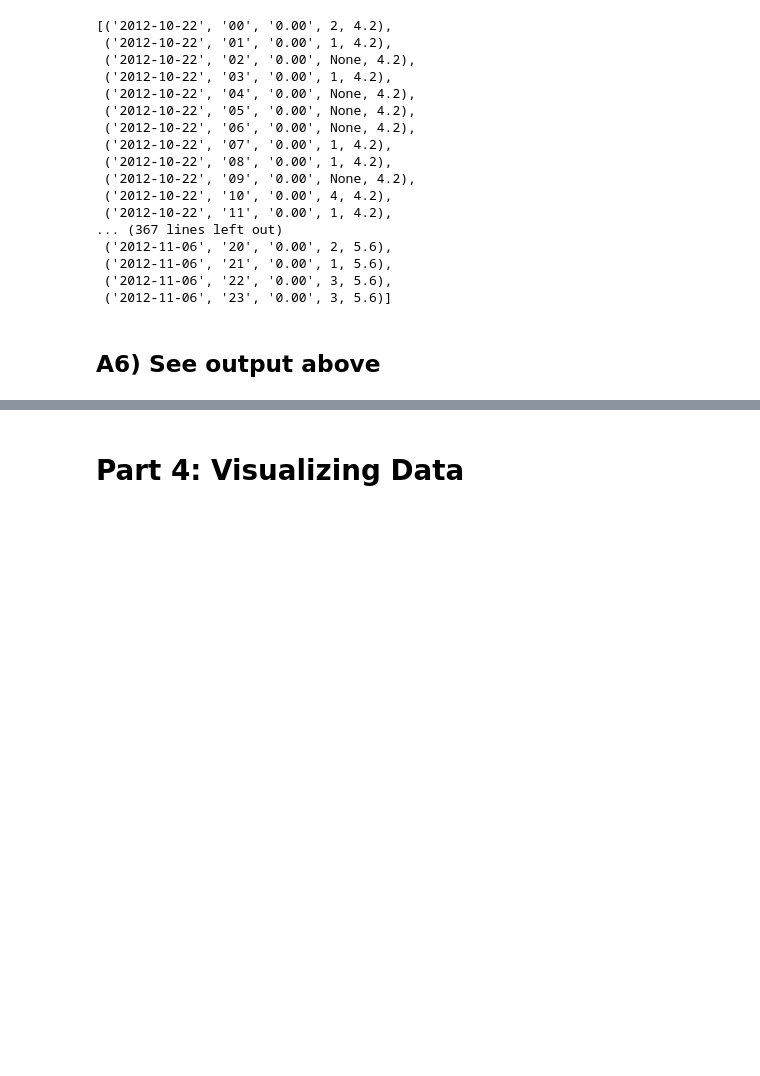
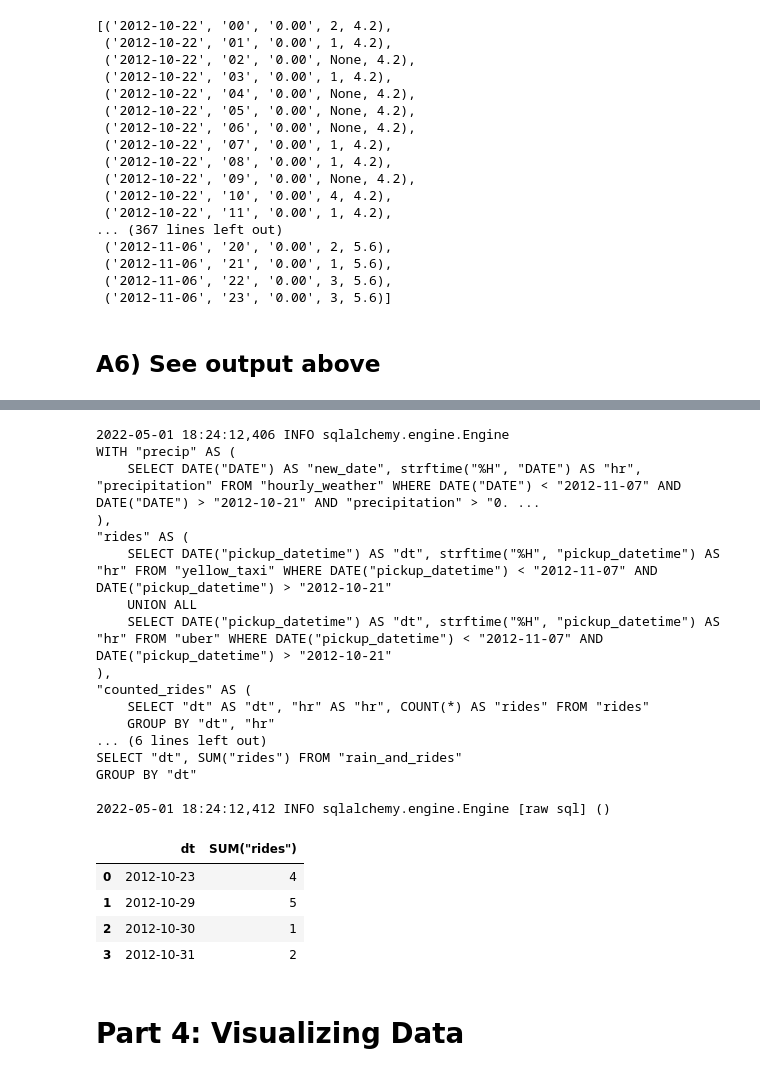
Before and after one commit to scottqin123/4501-Project, a Jupyter notebook: code.ipynb, the cells around one changed output, grey strips where cells are left out. Cells and saved outputs as stored; diff of their text form; code cells hidden in the pictures; blank space fills up the shorter version.

```diff
--- a/code.ipynb
+++ b/code.ipynb
@@ -666,3 +666,51 @@ ORDER BY taxi.day
+# %%
+# of the days it rained before/during/after hurricane sandy, which day(s) had the highest number of rides taken?
+q2 = """
+WITH "precip" AS (
+    SELECT DATE("DATE") AS "new_date", strftime("%H", "DATE") AS "hr", "precipitation" FROM "hourly_weather" WHERE DATE("DATE") < "2012-11-07" AND DATE("DATE") > "2012-10-21" AND "precipitation" > "0.00" AND "precipitation" <> "T"
+),
+"rides" AS (
+    SELECT DATE("pickup_datetime") AS "dt", strftime("%H", "pickup_datetime") AS "hr" FROM "yellow_taxi" WHERE DATE("pickup_datetime") < "2012-11-07" AND DATE("pickup_datetime") > "2012-10-21"
+    UNION ALL
+    SELECT DATE("pickup_datetime") AS "dt", strftime("%H", "pickup_datetime") AS "hr" FROM "uber" WHERE DATE("pickup_datetime") < "2012-11-07" AND DATE("pickup_datetime") > "2012-10-21"
+),
+"counted_rides" AS (
+    SELECT "dt" AS "dt", "hr" AS "hr", COUNT(*) AS "rides" FROM "rides"
+    GROUP BY "dt", "hr"
+),
+"rain_and_rides" AS (
+    SELECT precip.new_date AS "dt", precip.hr AS "hr", precip.precipitation AS "rain", counted_rides.rides AS "rides" FROM "precip"
+    LEFT JOIN "counted_rides" ON precip.new_date = counted_rides.dt AND precip.hr = counted_rides.hr
+)
+
+SELECT "dt", SUM("rides") FROM "rain_and_rides"
+GROUP BY "dt"
+"""
+rain_rides_df = pd.read_sql_query(q2, engine)
+rain_rides_df
+# %% [output]
+2022-05-01 18:24:12,406 INFO sqlalchemy.engine.Engine
+WITH "precip" AS (
+    SELECT DATE("DATE") AS "new_date", strftime("%H", "DATE") AS "hr", "precipitation" FROM "hourly_weather" WHERE DATE("DATE") < "2012-11-07" AND DATE("DATE") > "2012-10-21" AND "precipitation" > "0. ...
+),
+"rides" AS (
+    SELECT DATE("pickup_datetime") AS "dt", strftime("%H", "pickup_datetime") AS "hr" FROM "yellow_taxi" WHERE DATE("pickup_datetime") < "2012-11-07" AND DATE("pickup_datetime") > "2012-10-21"
+    UNION ALL
+    SELECT DATE("pickup_datetime") AS "dt", strftime("%H", "pickup_datetime") AS "hr" FROM "uber" WHERE DATE("pickup_datetime") < "2012-11-07" AND DATE("pickup_datetime") > "2012-10-21"
+),
+"counted_rides" AS (
+    SELECT "dt" AS "dt", "hr" AS "hr", COUNT(*) AS "rides" FROM "rides"
+    GROUP BY "dt", "hr"
+... (6 lines left out)
+SELECT "dt", SUM("rides") FROM "rain_and_rides"
+GROUP BY "dt"
+
+2022-05-01 18:24:12,412 INFO sqlalchemy.engine.Engine [raw sql] ()
+|  | dt | SUM("rides") |
+| 0 | 2012-10-23 | 4 |
+| 1 | 2012-10-29 | 5 |
+| 2 | 2012-10-30 | 1 |
+| 3 | 2012-10-31 | 2 |
 # %% [markdown]
 # Part 4: Visualizing Data
 # %%
```
Also changed, not shown: parts of 2 cells of this notebook.
